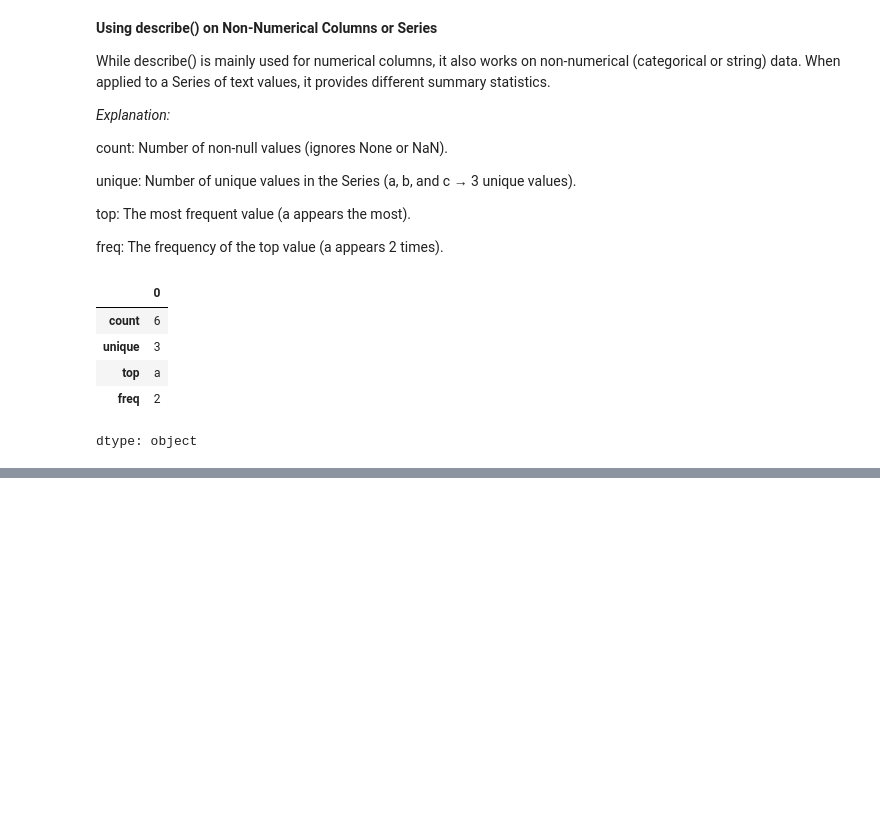
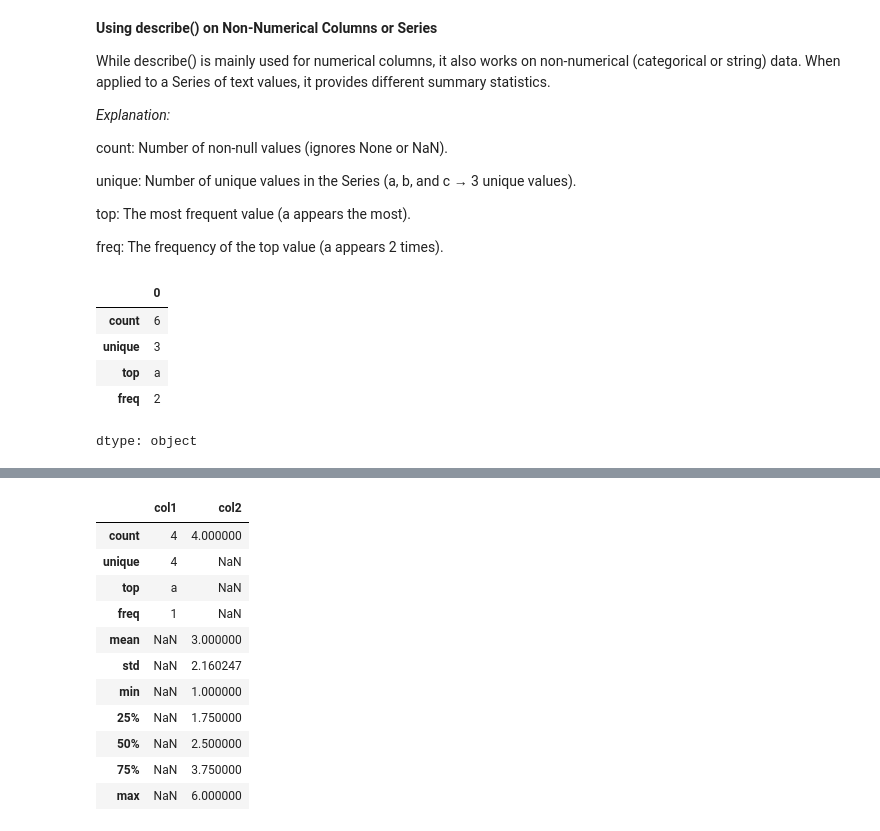
Before and after one commit to BabakDavarmanesh/Learning_Pandas, a Jupyter notebook: Learning_Pandas.ipynb, the cells around one changed output, grey strips where cells are left out. Saved outputs shown, nothing was run; the diff lists cells and outputs as text; code cells hidden in the pictures; blank space fills up the shorter version.

Commit message:
Finish .describe section

```diff
--- a/Learning_Pandas.ipynb
+++ b/Learning_Pandas.ipynb
@@ -202,0 +229,7 @@ dtype: object
+# %%
+frame = pd.DataFrame(
+    {
+        "col1": ["a" , "b", "c", "d"],
+        "col2": [1,2,3,6]
+    }
+)
@@ -202,0 +244,15 @@ dtype: object
+# %%
+frame.describe(include="all")
+# %% [output]
+|  | col1 | col2 |
+| count | 4 | 4.000000 |
+| unique | 4 | NaN |
+| top | a | NaN |
+| freq | 1 | NaN |
+| mean | NaN | 3.000000 |
+| std | NaN | 2.160247 |
+| min | NaN | 1.000000 |
+| 25% | NaN | 1.750000 |
+| 50% | NaN | 2.500000 |
+| 75% | NaN | 3.750000 |
+| max | NaN | 6.000000 |
```
Also changed, not shown: parts of 4 cells of this notebook.
